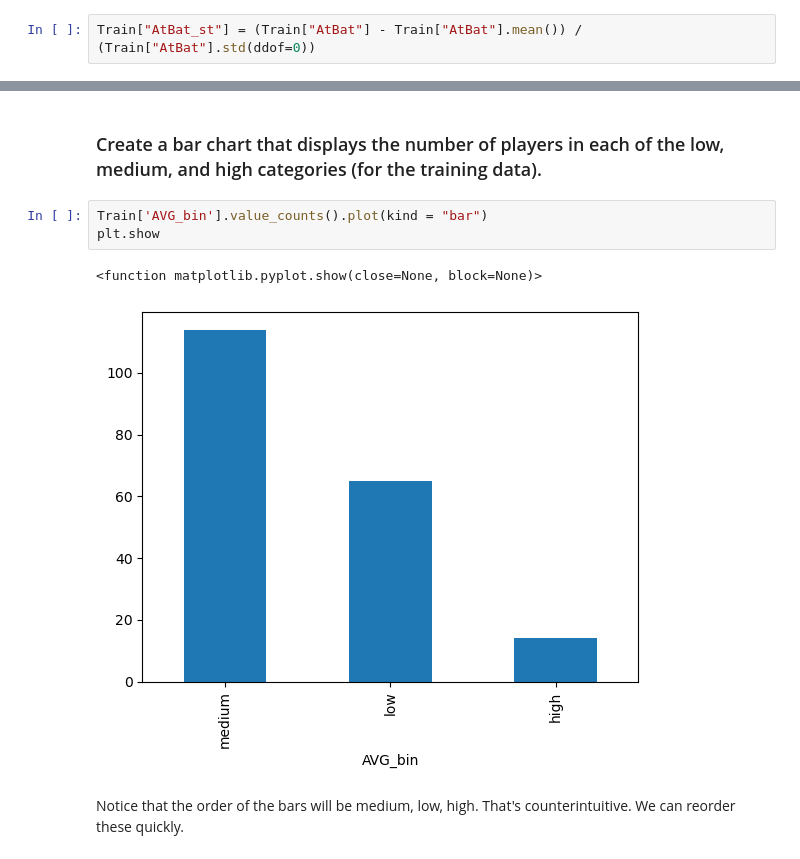
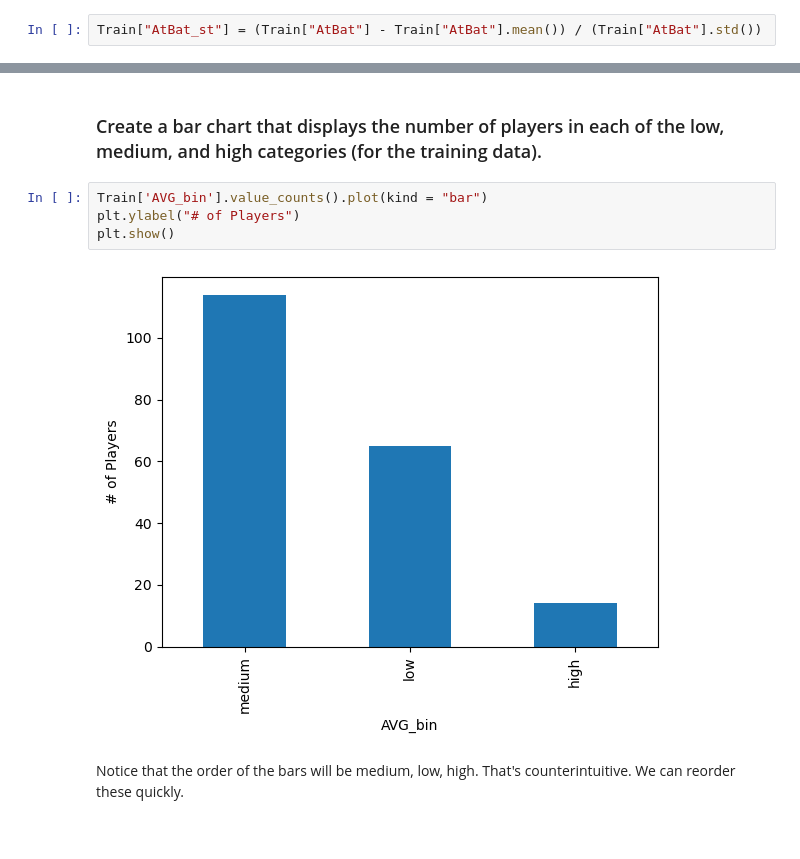
Before and after one commit to Kenecu/code_2600, a Jupyter notebook: mod03_eda.ipynb, the cells around one changed output, grey strips where cells are left out. Saved outputs shown, nothing was run; the diff lists cells and outputs as text.

```diff
--- a/mod03_eda.ipynb
+++ b/mod03_eda.ipynb
@@ -107,7 +107,7 @@ Hitters["AtBat"].hist()
 # %% [markdown]
 ### Let's standardize the AtBat feature (i.e., normalize by z-scores). We'll create a new column in the training data called 'AtBat_st' to represent this.
 # %%
-Train["AtBat_st"] = (Train["AtBat"] - Train["AtBat"].mean()) / (Train["AtBat"].std(ddof=0))
+Train["AtBat_st"] = (Train["AtBat"] - Train["AtBat"].mean()) / (Train["AtBat"].std())
 # %% [markdown]
 ### How many rows have an 'AtBat' value within the first standard deviation?
 
@@ -218,10 +218,10 @@ See the caveats in the documentation: https://pandas.pydata.org/pandas-docs/stab
 ### Create a bar chart that displays the number of players in each of the low, medium, and high categories (for the training data).
 # %%
 Train['AVG_bin'].value_counts().plot(kind = "bar")
-plt.show
+plt.ylabel("# of Players")
+plt.show()
 # %% [output]
-<function matplotlib.pyplot.show(close=None, block=None)>
-[figure, old version]
+[figure, new version]
 # %% [markdown]
 Notice that the order of the bars will be medium, low, high. That's counterintuitive. We can reorder these quickly.
 # %%
```
Also changed, not shown: parts of 1 cell of this notebook.
